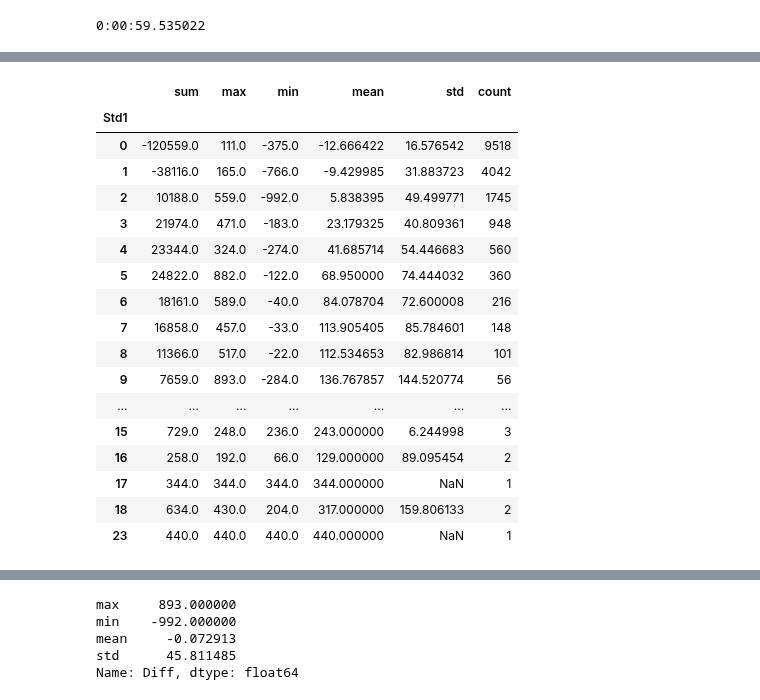
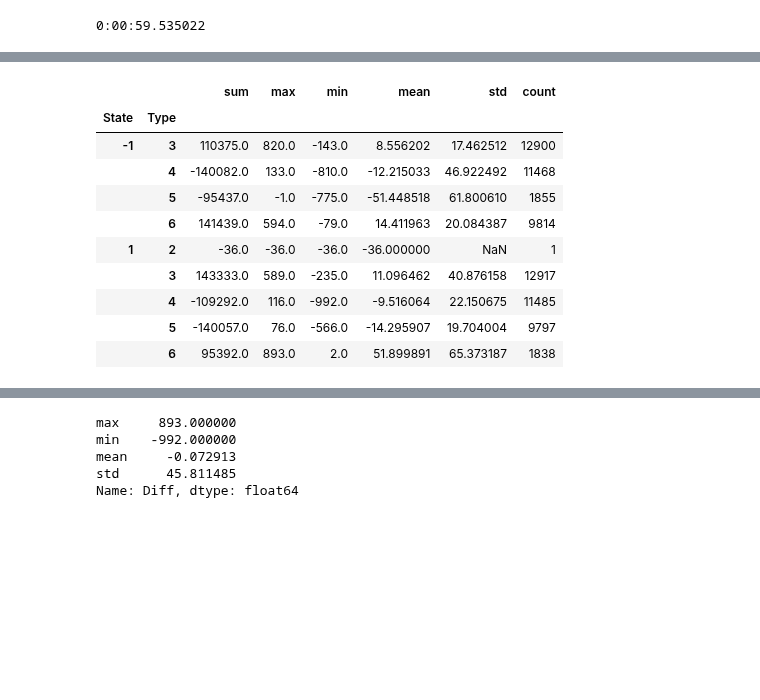
Before and after one commit to che7611/test2, a Jupyter notebook: YD.ipynb, the cells around one changed output, grey strips where cells are left out. Cells and saved outputs as stored; diff of their text form; code cells hidden in the pictures; blank space fills up the shorter version.

```diff
--- a/YD.ipynb
+++ b/YD.ipynb
@@ -50,6 +50,7 @@ Dict_MA60={}
 Res_MACD=[]
 Res_MA60=[]
 Dict_MACD['State']=0
+MACD_NO=0
 Dict_MA60['State']=0
 ref_Close=0
 dt1=dt.time(9,15,0)
@@ -95,6 +96,7 @@ for i,row in df1.iterrows():
         Dict_MA60['Std2']=1 if row['STD1']<=-1.5 else 0
         MA60_In+=1
         Dict_MA60['State']=1 if cont7 else -1
+        MACD_NO=0
     elif cont5 or cont6:
         Dict_MA60['Count']+=1
 
@@ -111,15 +113,33 @@ for i,row in df1.iterrows():
     #MACD计算
     if cont3 or cont4:
         #rec
+        #Type 1 B&E>0 3 B>0&E<0 2 B&E<0 4 B<0&E>0
         if MACD_In>0:
+            if Dict_MA60['State']==1:
+                MACD_NO+=1
+            elif Dict_MA60['State']==-1:
+                MACD_NO+=-1
+            Dict_MACD['No']=MACD_NO
             Dict_MACD['Close']=row['close']
             Dict_MACD['End']=i
+#             print(Dict_MACD['Type'],row["close"],row["MA60"])
+            if Dict_MACD['Type']==1 and row["close"]>row['MA60']:
+                Dict_MACD['Type']=3
+            elif Dict_MACD['Type']==1 and row["close"]<row['MA60']:
+                Dict_MACD['Type']=5
+            elif Dict_MACD['Type']==2 and row["close"]<row['MA60']:
+                Dict_MACD['Type']=4
+            elif Dict_MACD['Type']==2 and row["close"]>row['MA60']:
+                Dict_MACD['Type']=6
+
             if i.time()>dt2 or i.time()<dt1:
                 Dict_MACD['Day']=0
             else:
                 Dict_MACD['Day']=1
             Res_MACD.append(Dict_MACD)
             Dict_MACD={}
+            Dict_MACD['Type']=0
+
         Dict_MACD['Index']=MACD_In
         Dict_MACD['Begin']=i
         Dict_MACD['Open']=row['close']
@@ -131,6 +151,7 @@ for i,row in df1.iterrows():
         MACD_In+=1
 #         print(MACD_In)
         Dict_MACD['State']=1 if cont3 else -1
+        Dict_MACD['Type']=1 if row["close"]>row['MA60'] else 2
     elif cont1 or cont2:
         Dict_MACD['Count']+=1
         ref_Close=row['close']
@@ -219,26 +203,21 @@ df2
 # %%
 Calc=['sum','max','min','mean','std','count']
 MACD[(MACD.State==1) & (MACD.Day==1)].groupby('Std1')['Diff'].agg(Calc)
+MACD[(MACD.State==-1)].groupby('No')['Diff'].agg(Calc)
 # MACD[(MACD.State==-1) & (MACD.Day==1)].groupby('Std2')['Diff'].agg(Calc)
+MACD.groupby(['State','Type'])['Diff'].agg(Calc)
 # %% [output]
-|  | sum | max | min | mean | std | count |
-| Std1 |  |  |  |  |  |  |
-| 0 | -120559.0 | 111.0 | -375.0 | -12.666422 | 16.576542 | 9518 |
-| 1 | -38116.0 | 165.0 | -766.0 | -9.429985 | 31.883723 | 4042 |
-| 2 | 10188.0 | 559.0 | -992.0 | 5.838395 | 49.499771 | 1745 |
-| 3 | 21974.0 | 471.0 | -183.0 | 23.179325 | 40.809361 | 948 |
-| 4 | 23344.0 | 324.0 | -274.0 | 41.685714 | 54.446683 | 560 |
-| 5 | 24822.0 | 882.0 | -122.0 | 68.950000 | 74.444032 | 360 |
-| 6 | 18161.0 | 589.0 | -40.0 | 84.078704 | 72.600008 | 216 |
-| 7 | 16858.0 | 457.0 | -33.0 | 113.905405 | 85.784601 | 148 |
-| 8 | 11366.0 | 517.0 | -22.0 | 112.534653 | 82.986814 | 101 |
-| 9 | 7659.0 | 893.0 | -284.0 | 136.767857 | 144.520774 | 56 |
-| ... | ... | ... | ... | ... | ... | ... |
-| 15 | 729.0 | 248.0 | 236.0 | 243.000000 | 6.244998 | 3 |
-| 16 | 258.0 | 192.0 | 66.0 | 129.000000 | 89.095454 | 2 |
-| 17 | 344.0 | 344.0 | 344.0 | 344.000000 | NaN | 1 |
-| 18 | 634.0 | 430.0 | 204.0 | 317.000000 | 159.806133 | 2 |
-| 23 | 440.0 | 440.0 | 440.0 | 440.000000 | NaN | 1 |
+|  |  | sum | max | min | mean | std | count |
+| State | Type |  |  |  |  |  |  |
+| -1 | 3 | 110375.0 | 820.0 | -143.0 | 8.556202 | 17.462512 | 12900 |
+|  | 4 | -140082.0 | 133.0 | -810.0 | -12.215033 | 46.922492 | 11468 |
+|  | 5 | -95437.0 | -1.0 | -775.0 | -51.448518 | 61.800610 | 1855 |
+|  | 6 | 141439.0 | 594.0 | -79.0 | 14.411963 | 20.084387 | 9814 |
+| 1 | 2 | -36.0 | -36.0 | -36.0 | -36.000000 | NaN | 1 |
+|  | 3 | 143333.0 | 589.0 | -235.0 | 11.096462 | 40.876158 | 12917 |
+|  | 4 | -109292.0 | 116.0 | -992.0 | -9.516064 | 22.150675 | 11485 |
+|  | 5 | -140057.0 | 76.0 | -566.0 | -14.295907 | 19.704004 | 9797 |
+|  | 6 | 95392.0 | 893.0 | 2.0 | 51.899891 | 65.373187 | 1838 |
 # %%
 dt1=dt.time(9,15,0)
 dt1=dt.time(16,30,0)
```
Also changed, not shown: parts of 5 cells of this notebook.
